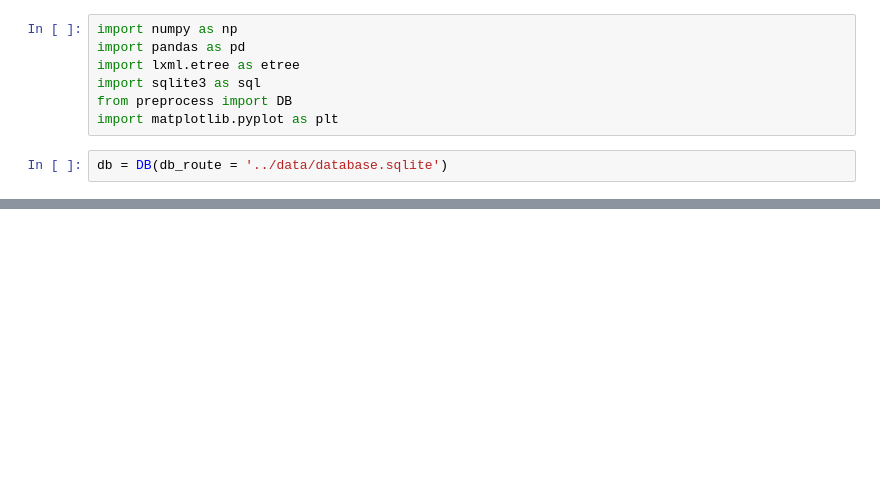
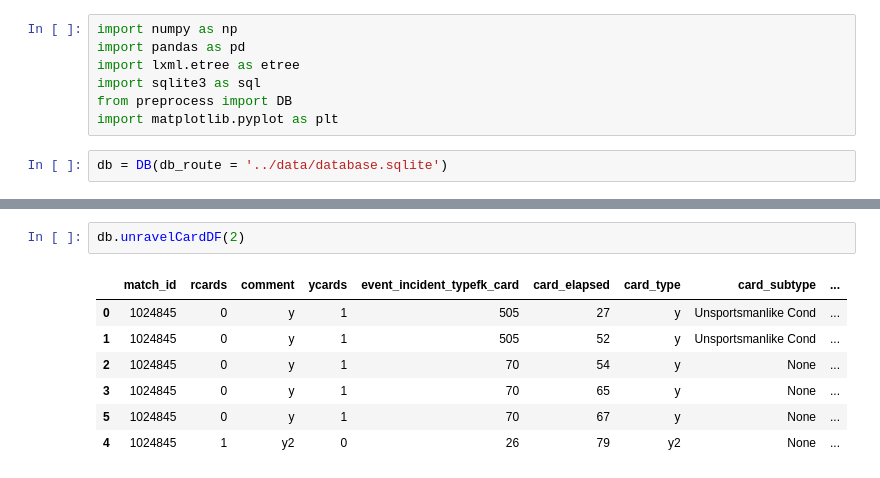
Before and after one commit to kcelebi/euro-football-officials-ML, a Jupyter notebook: pysrc/EDA_v1.ipynb, the cells around one changed output, grey strips where cells are left out. Cells and saved outputs as stored; diff of their text form; blank space fills up the shorter version.

```diff
--- a/pysrc/EDA_v1.ipynb
+++ b/pysrc/EDA_v1.ipynb
@@ -37,0 +82,10 @@ cards0
+# %%
+db.unravelCardDF(2)
+# %% [output]
+|  | match_id | rcards | comment | ycards | event_incident_typefk_card | card_elapsed | card_type | card_subtype | ... |
+| 0 | 1024845 | 0 | y | 1 | 505 | 27 | y | Unsportsmanlike Cond | ... |
+| 1 | 1024845 | 0 | y | 1 | 505 | 52 | y | Unsportsmanlike Cond | ... |
+| 2 | 1024845 | 0 | y | 1 | 70 | 54 | y | None | ... |
+| 3 | 1024845 | 0 | y | 1 | 70 | 65 | y | None | ... |
+| 5 | 1024845 | 0 | y | 1 | 70 | 67 | y | None | ... |
+| 4 | 1024845 | 1 | y2 | 0 | 26 | 79 | y2 | None | ... |
```
Also changed, not shown: parts of 12 cells of this notebook, 1 other file.
